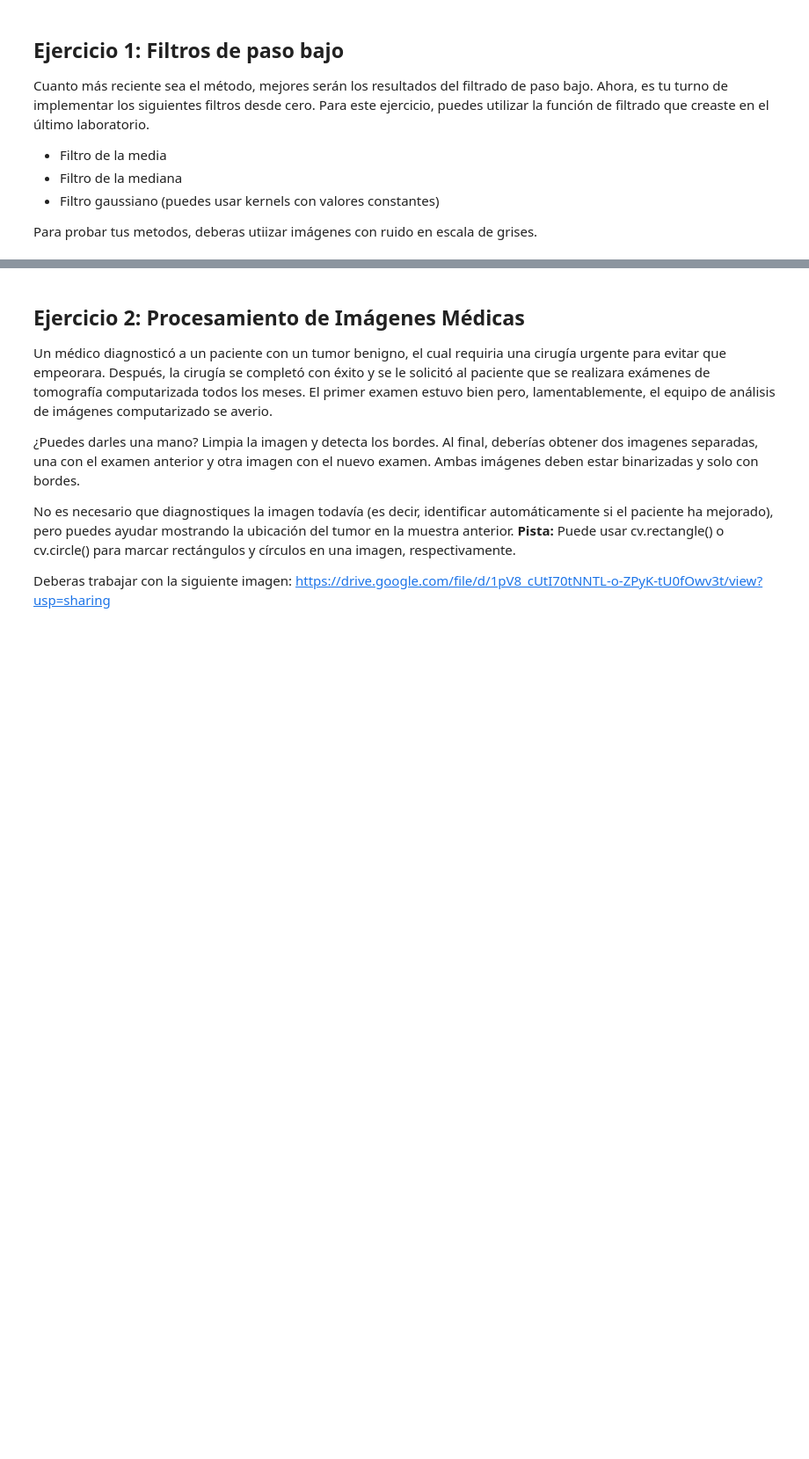
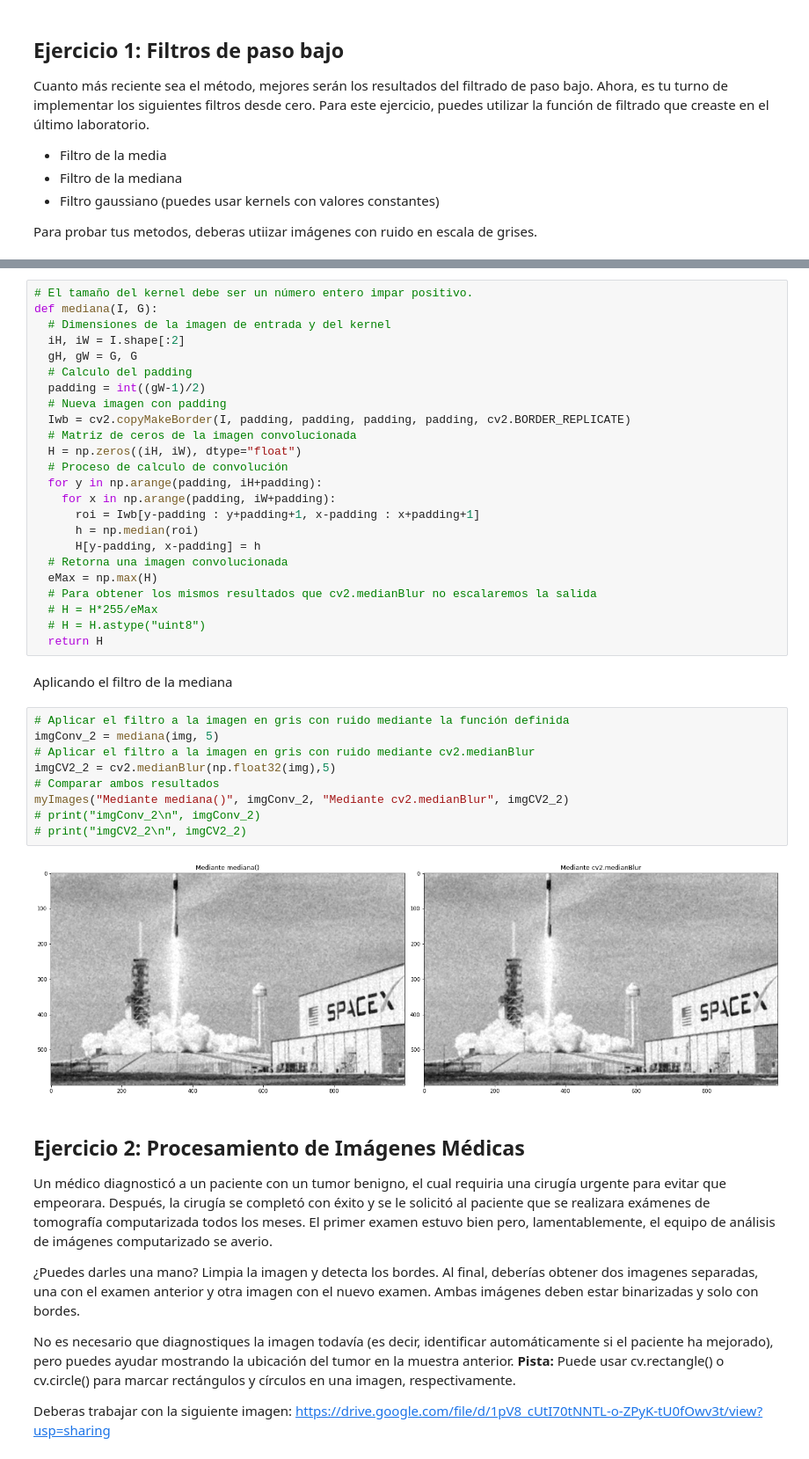
Before and after one commit to ElmerAlanoca/HackC, a Jupyter notebook: LABORATORIOS/LAB4/Lab4.ipynb, the cells around one changed output, grey strips where cells are left out. Shown at 88% size. Cells and saved outputs as stored; diff of their text form; blank space fills up the shorter version.

```diff
--- a/LABORATORIOS/LAB4/Lab4.ipynb
+++ b/LABORATORIOS/LAB4/Lab4.ipynb
@@ -47,3 +96,40 @@ plt.imshow(noise_img, cmap="gray")
+# %%
+# El tamaño del kernel debe ser un número entero impar positivo.
+def mediana(I, G):
+  # Dimensiones de la imagen de entrada y del kernel
+  iH, iW = I.shape[:2]
+  gH, gW = G, G
+  # Calculo del padding
+  padding = int((gW-1)/2)
+  # Nueva imagen con padding
+  Iwb = cv2.copyMakeBorder(I, padding, padding, padding, padding, cv2.BORDER_REPLICATE)
+  # Matriz de ceros de la imagen convolucionada
+  H = np.zeros((iH, iW), dtype="float")
+  # Proceso de calculo de convolución
+  for y in np.arange(padding, iH+padding):
+    for x in np.arange(padding, iW+padding):
+      roi = Iwb[y-padding : y+padding+1, x-padding : x+padding+1]
+      h = np.median(roi)
+      H[y-padding, x-padding] = h
+  # Retorna una imagen convolucionada
+  eMax = np.max(H)
+  # Para obtener los mismos resultados que cv2.medianBlur no escalaremos la salida
+  # H = H*255/eMax
+  # H = H.astype("uint8")
+  return H
+# %% [markdown]
+Aplicando el filtro de la mediana
+# %%
+# Aplicar el filtro a la imagen en gris con ruido mediante la función definida
+imgConv_2 = mediana(img, 5)
+# Aplicar el filtro a la imagen en gris con ruido mediante cv2.medianBlur
+imgCV2_2 = cv2.medianBlur(np.float32(img),5)
+# Comparar ambos resultados
+myImages("Mediante mediana()", imgConv_2, "Mediante cv2.medianBlur", imgCV2_2)
+# print("imgConv_2\n", imgConv_2)
+# print("imgCV2_2\n", imgCV2_2)
+# %% [output]
+[figure, added]
 # %% [markdown]
 ## **Ejercicio 2:** Procesamiento de Imágenes Médicas
 
```
Also changed, not shown: parts of 13 cells of this notebook.
